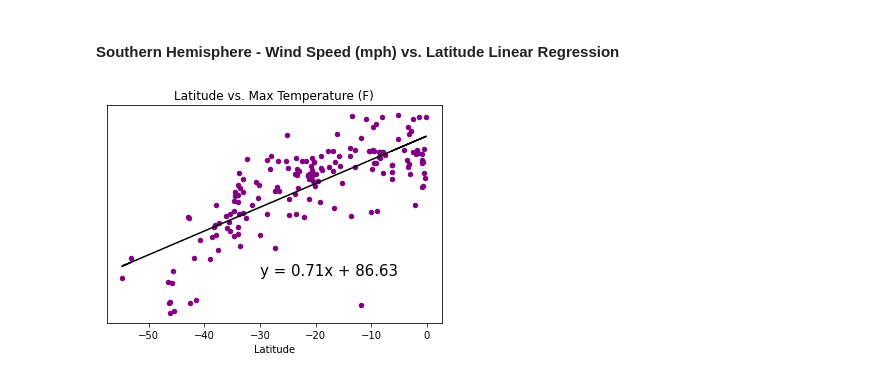
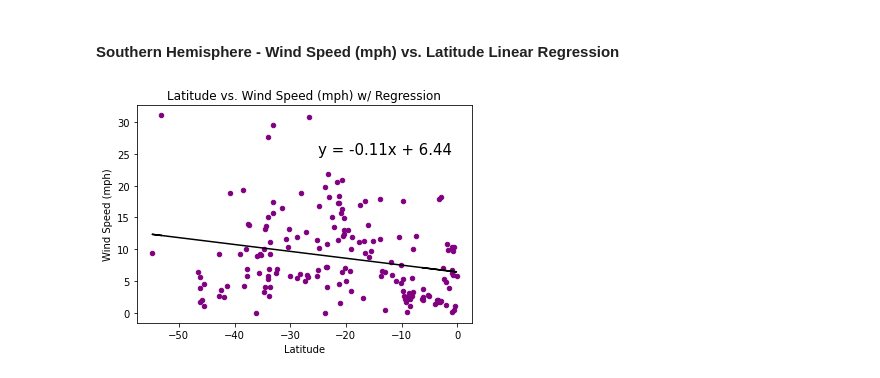
Before and after one commit to PatttyCakess/api_challenge, a Jupyter notebook: starter_code/WeatherPy.ipynb, the cells around one changed output. Cells and saved outputs as stored; diff of their text form; code cells hidden in the pictures.

```diff
--- a/starter_code/WeatherPy.ipynb
+++ b/starter_code/WeatherPy.ipynb
@@ -134,9 +134,9 @@ weather_dict = {"City":cities_found,
                "Latitude":lat,
                "Longitude":lng,
                 "Max Temperature (F)":max_temp,
-               "Humidity":hum,
-               "Cloudiness":cloud,
-               "Wind Speed":wind,
+               "Humidity (%)":hum,
+               "Cloudiness (%)":cloud,
+               "Wind Speed (mph)":wind,
                "Country":country,
                "Date":date}
 weather_df = pd.DataFrame(weather_dict)
@@ -343,12 +370,11 @@ plt.show()
 # %% [markdown]
 ####  Southern Hemisphere - Humidity (%) vs. Latitude Linear Regression
 # %%
-# create dataframe of only cities in the sputhern hemisphere ie latitude < 0
-south_df = weather_df.loc[weather_df["Latitude"]<0]
+
 
 # set up linear regression
 x_values = south_df["Latitude"]
-y_values = south_df["Max Temperature (F)"]
+y_values = south_df["Humidity (%)"]
 (slope, intercept, rvalue, pvalue, stderr) = linregress(x_values, y_values)
 regress_values = x_values * slope + intercept
 line_eq = "y = " + str(round(slope,2)) + "x + " + str(round(intercept,2))
@@ -367,6 +393,7 @@ plt.plot(x_values,regress_values,"black")
 plt.annotate(line_eq,(-30,45),fontsize=15,color="black")
 
 # format and show
-plt.title(f"{x_values.name} vs. {y_values.name}")
+plt.title(f"{x_values.name} vs. {y_values.name} w/ Regression")
+plt.savefig('south_lat_vs_hum_reg.png')
 plt.show()
 # %% [output]
@@ -405,12 +438,11 @@ plt.show()
 # %% [markdown]
 ####  Southern Hemisphere - Cloudiness (%) vs. Latitude Linear Regression
 # %%
-# create dataframe of only cities in the sputhern hemisphere ie latitude < 0
-south_df = weather_df.loc[weather_df["Latitude"]<0]
+
 
 # set up linear regression
 x_values = south_df["Latitude"]
-y_values = south_df["Max Temperature (F)"]
+y_values = south_df["Cloudiness (%)"]
 (slope, intercept, rvalue, pvalue, stderr) = linregress(x_values, y_values)
 regress_values = x_values * slope + intercept
 line_eq = "y = " + str(round(slope,2)) + "x + " + str(round(intercept,2))
@@ -429,6 +461,7 @@ plt.plot(x_values,regress_values,"r-")
 plt.annotate(line_eq,(-30,45),fontsize=15,color="red")
 
 # format and show
-plt.title(f"{x_values.name} vs. {y_values.name}")
+plt.title(f"{x_values.name} vs. {y_values.name} w/ Regression")
+plt.savefig('south_lat_vs_cloud_reg.png')
 plt.show()
 # %% [output]
@@ -466,30 +503,27 @@ plt.show()
 # %% [markdown]
 ####  Southern Hemisphere - Wind Speed (mph) vs. Latitude Linear Regression
 # %%
-# create dataframe of only cities in the sputhern hemisphere ie latitude < 0
-south_df = weather_df.loc[weather_df["Latitude"]<0]
 
 # set up linear regression
 x_values = south_df["Latitude"]
-y_values = south_df["Max Temperature (F)"]
+y_values = south_df["Wind Speed (mph)"]
 (slope, intercept, rvalue, pvalue, stderr) = linregress(x_values, y_values)
 regress_values = x_values * slope + intercept
 line_eq = "y = " + str(round(slope,2)) + "x + " + str(round(intercept,2))
 
 # create axis and plot both the scatter points and the linear regression line
 fig, ax = plt.subplots()
 south_df.plot(kind = 'scatter',
                  x=x_values.name,
                  y=y_values.name,
                  c='Purple',
                  ax = ax)
-y_axis = ax.axes.get_yaxis()
-y_axis.set_visible(False)
 plt.plot(x_values,regress_values,"black")
-plt.annotate(line_eq,(-30,45),fontsize=15,color="black")
+plt.annotate(line_eq,(-25,25),fontsize=15,color="black")
 
 # format and show
-plt.title(f"{x_values.name} vs. {y_values.name}")
+plt.title(f"{x_values.name} vs. {y_values.name} w/ Regression")
+plt.savefig('south_lat_vs_wind_reg.png')
 plt.show()
 # %% [output]
-[figure, old version]
+[figure, new version]
```
Also changed, not shown: parts of 28 cells of this notebook, 13 other files.
